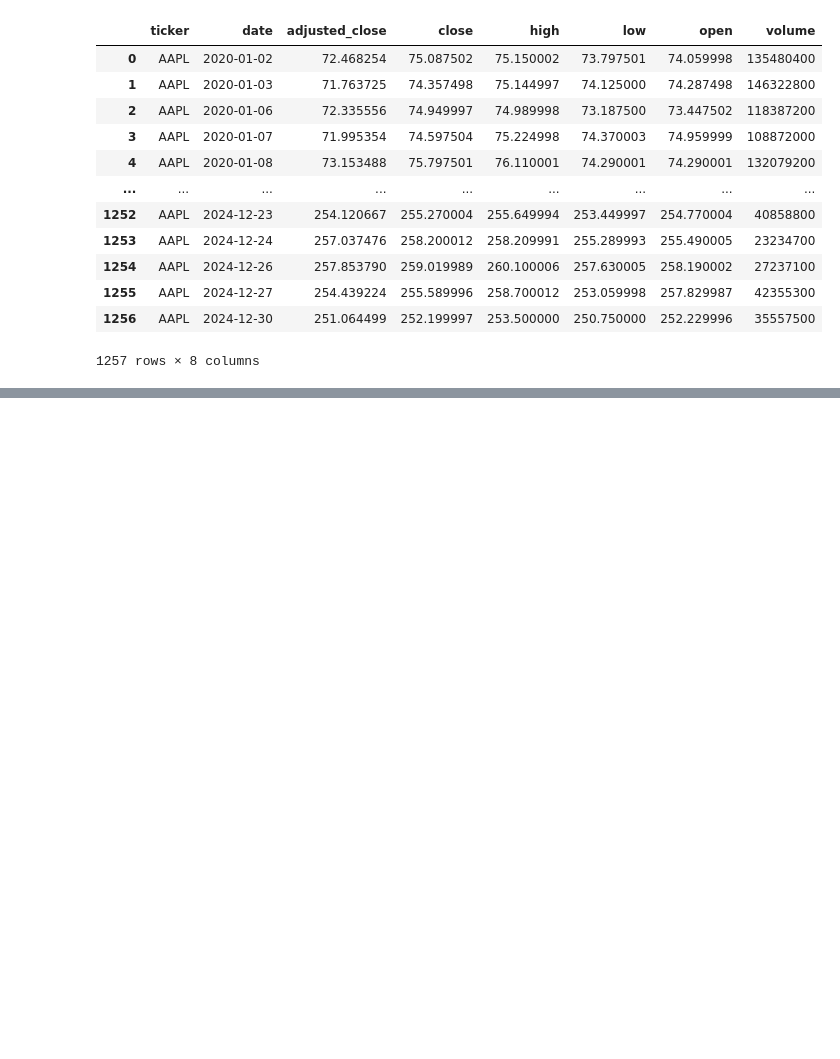
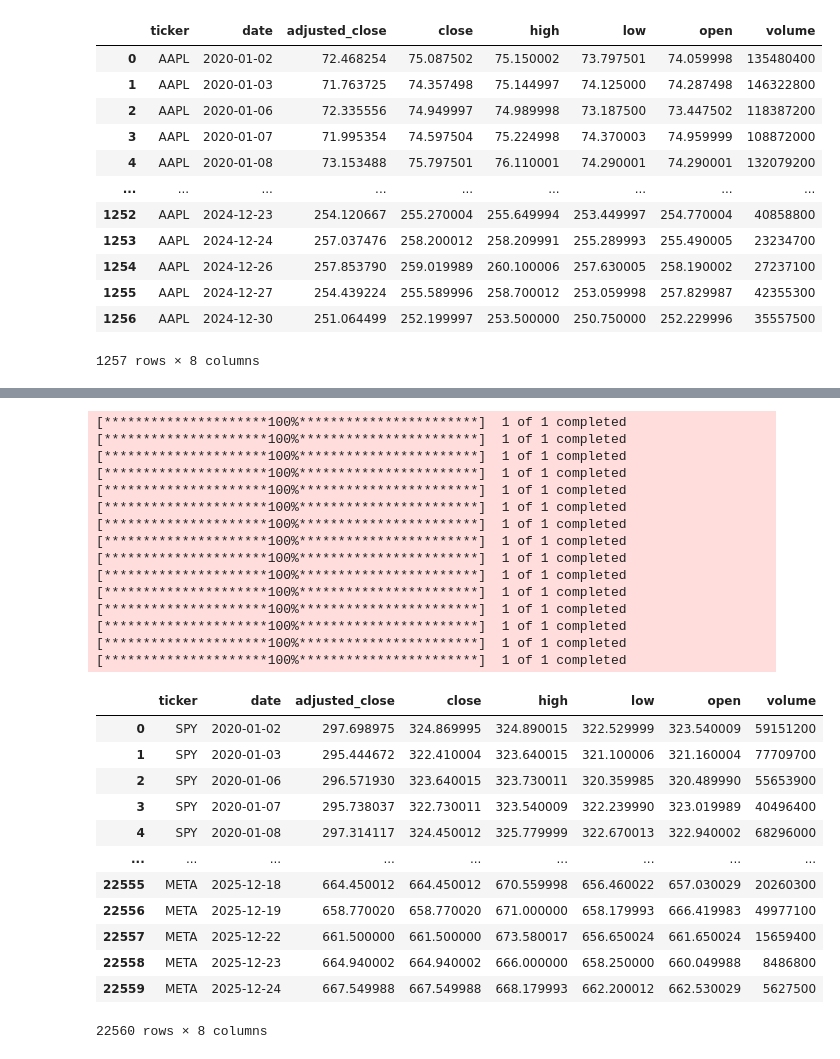
Before and after one commit to aarmandhal/algorithmic-trading-ml, a Jupyter notebook: notebooks/01_data_exploration.ipynb, the cells around one changed output, grey strips where cells are left out. Cells and saved outputs as stored; diff of their text form; code cells hidden in the pictures; blank space fills up the shorter version.

Commit message:
Historical Data Dowload Script Implemented, with 5 years of data for 15 companies now added to the database

```diff
--- a/notebooks/01_data_exploration.ipynb
+++ b/notebooks/01_data_exploration.ipynb
@@ -165,3 +165,10 @@ data
 | 1255 | AAPL | 2024-12-27 | 254.439224 | 255.589996 | 258.700012 | 253.059998 | 257.829987 | 42355300 |
 | 1256 | AAPL | 2024-12-30 | 251.064499 | 252.199997 | 253.500000 | 250.750000 | 252.229996 | 35557500 |
 1257 rows × 8 columns
+# %%
+ticker = 'AAPL'
+data = yf.download(ticker, start='2020-01-01', end='2025-12-26', auto_adjust=False, multi_level_index=False)
+data = data.reset_index()
+data.rename(columns={"Open": "open", "Low": "low", "High": "high", "Close": "close", "Adj Close": "adjusted_close", "Volume": "volume", "Date": "date"})
+data.insert(0, "ticker", ticker)
+data
@@ -167,0 +190,42 @@ data
+# %%
+
+
+ticker_list = ["SPY", "QQQ", "AAPL", "MSFT", "GOOGL", "TSLA", "NVDA", "JPM", "JNJ", "XOM", "DIS", "BA", "IWM", "AMZN", "META"]
+dfs = []
+for ticker in ticker_list:
+    data = yf.download(ticker, start='2020-01-01', end='2025-12-26', auto_adjust=False, multi_level_index=False)
+    data = data.reset_index()
+    data.rename(columns={"Open": "open", "Low": "low", "High": "high", "Close": "close", "Adj Close": "adjusted_close", "Volume": "volume", "Date": "date"}, inplace=True)
+    data.insert(0, "ticker", ticker)
+    dfs.append(data)
+data = pd.concat(dfs, ignore_index=True)
+data
+# %% [output]
+[*********************100%***********************]  1 of 1 completed
+[*********************100%***********************]  1 of 1 completed
+[*********************100%***********************]  1 of 1 completed
+[*********************100%***********************]  1 of 1 completed
+[*********************100%***********************]  1 of 1 completed
+[*********************100%***********************]  1 of 1 completed
+[*********************100%***********************]  1 of 1 completed
+[*********************100%***********************]  1 of 1 completed
+[*********************100%***********************]  1 of 1 completed
+[*********************100%***********************]  1 of 1 completed
+[*********************100%***********************]  1 of 1 completed
+[*********************100%***********************]  1 of 1 completed
+[*********************100%***********************]  1 of 1 completed
+[*********************100%***********************]  1 of 1 completed
+[*********************100%***********************]  1 of 1 completed
+|  | ticker | date | adjusted_close | close | high | low | open | volume |
+| 0 | SPY | 2020-01-02 | 297.698975 | 324.869995 | 324.890015 | 322.529999 | 323.540009 | 59151200 |
+| 1 | SPY | 2020-01-03 | 295.444672 | 322.410004 | 323.640015 | 321.100006 | 321.160004 | 77709700 |
+| 2 | SPY | 2020-01-06 | 296.571930 | 323.640015 | 323.730011 | 320.359985 | 320.489990 | 55653900 |
+| 3 | SPY | 2020-01-07 | 295.738037 | 322.730011 | 323.540009 | 322.239990 | 323.019989 | 40496400 |
+| 4 | SPY | 2020-01-08 | 297.314117 | 324.450012 | 325.779999 | 322.670013 | 322.940002 | 68296000 |
+| ... | ... | ... | ... | ... | ... | ... | ... | ... |
+| 22555 | META | 2025-12-18 | 664.450012 | 664.450012 | 670.559998 | 656.460022 | 657.030029 | 20260300 |
+| 22556 | META | 2025-12-19 | 658.770020 | 658.770020 | 671.000000 | 658.179993 | 666.419983 | 49977100 |
+| 22557 | META | 2025-12-22 | 661.500000 | 661.500000 | 673.580017 | 656.650024 | 661.650024 | 15659400 |
+| 22558 | META | 2025-12-23 | 664.940002 | 664.940002 | 666.000000 | 658.250000 | 660.049988 | 8486800 |
+| 22559 | META | 2025-12-24 | 667.549988 | 667.549988 | 668.179993 | 662.200012 | 662.530029 | 5627500 |
+22560 rows × 8 columns
```
Also changed, not shown: parts of 1 cell of this notebook, 4 other files.
